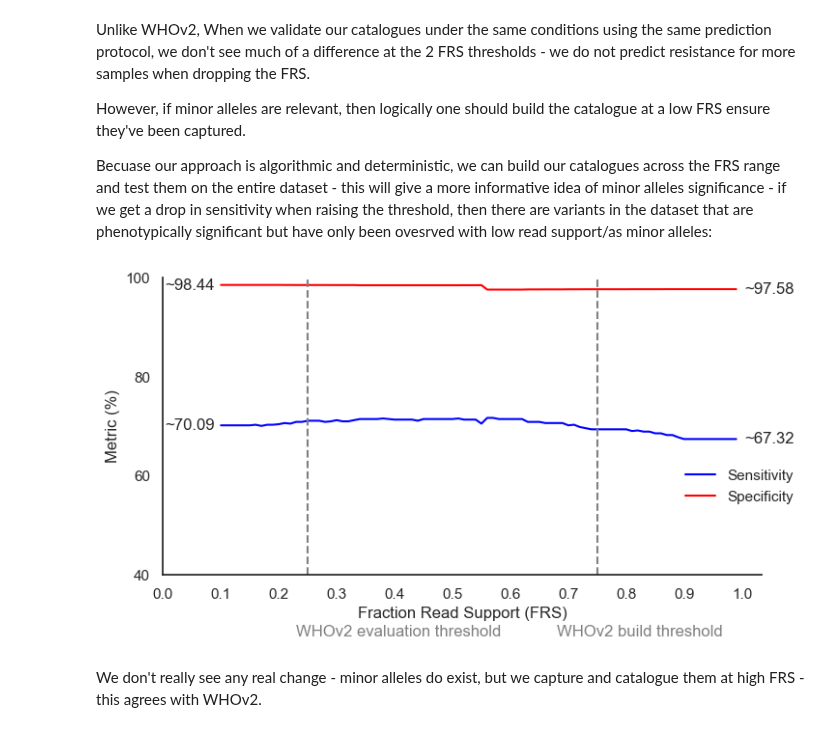
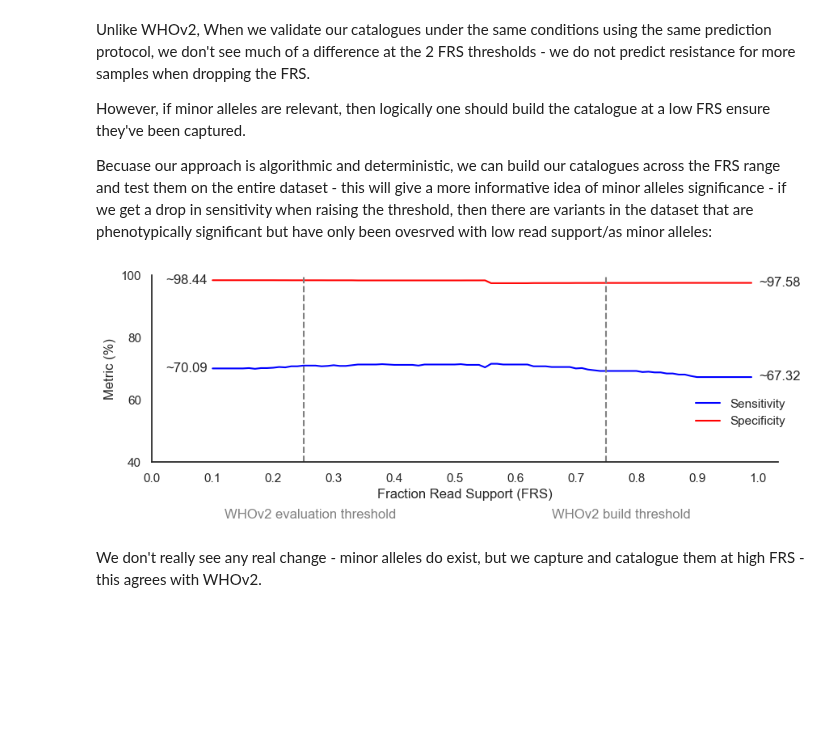
Before and after one commit to fowler-lab/tb-bdq-cat, a Jupyter notebook: Results_1.ipynb, the cells around one changed output. Cells and saved outputs as stored; diff of their text form; code cells hidden in the pictures; blank space fills up the shorter version.

```diff
--- a/Results_1.ipynb
+++ b/Results_1.ipynb
@@ -1034,8 +1053,8 @@ data = pd.DataFrame(results, columns=["FRS", "Sensitivity", "Specificity", "Cove
 
 # Plot the results
 # %%
-utils.FRS_vs_metric(data[['FRS', 'Sensitivity', 'Specificity']], cov=False)
+utils.FRS_vs_metric(data[['FRS', 'Sensitivity', 'Specificity']], cov=False, figsize=(10, 3))
 # %% [output]
-[figure, old version]
+[figure, new version]
 # %% [markdown]
 We don't really see any real change - minor alleles do exist, but we capture and catalogue them at high FRS - this agrees with WHOv2.
```
Also changed, not shown: parts of 14 cells of this notebook.
